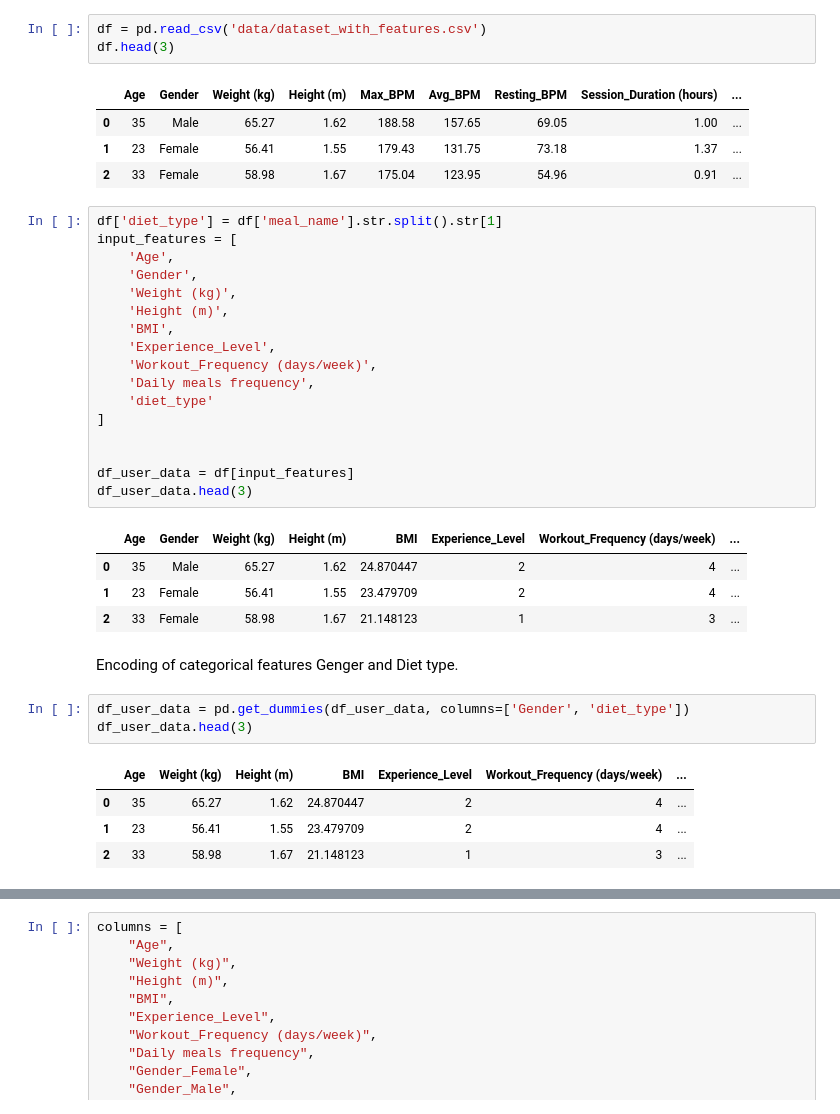
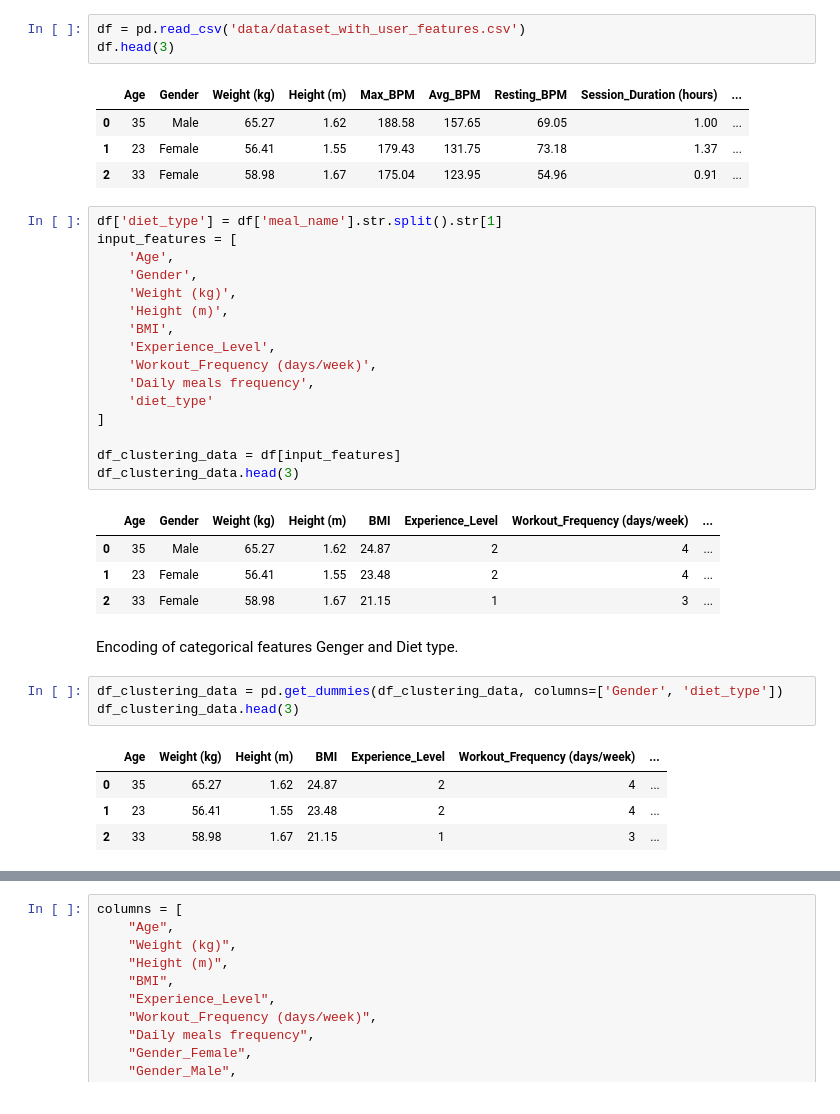
Before and after one commit to Aigerim05/Personalized-Workout-Nutrition-plans-generation-, a Jupyter notebook: 3_Clustering.ipynb, the cells around one changed output, grey strips where cells are left out. Drawn from its saved outputs; the diff is of its cells as text.

```diff
--- a/3_Clustering.ipynb
+++ b/3_Clustering.ipynb
@@ -26,7 +26,7 @@ plt.rcParams.update({
     "grid.linestyle": "--"
 })
 # %%
-df = pd.read_csv('data/dataset_with_features.csv')
+df = pd.read_csv('data/dataset_with_user_features.csv')
 df.head(3)
 # %% [output]
 |  | Age | Gender | Weight (kg) | Height (m) | Max_BPM | Avg_BPM | Resting_BPM | Session_Duration (hours) | ... |
@@ -36,35 +36,34 @@ df.head(3)
 # %%
 df['diet_type'] = df['meal_name'].str.split().str[1]
 input_features = [
     'Age',
     'Gender',
     'Weight (kg)',
     'Height (m)',
     'BMI',
     'Experience_Level',
     'Workout_Frequency (days/week)',
     'Daily meals frequency',
     'diet_type'
 ]
 
-
-df_user_data = df[input_features]
-df_user_data.head(3)
+df_clustering_data = df[input_features]
+df_clustering_data.head(3)
 # %% [output]
 |  | Age | Gender | Weight (kg) | Height (m) | BMI | Experience_Level | Workout_Frequency (days/week) | ... |
-| 0 | 35 | Male | 65.27 | 1.62 | 24.870447 | 2 | 4 | ... |
-| 1 | 23 | Female | 56.41 | 1.55 | 23.479709 | 2 | 4 | ... |
-| 2 | 33 | Female | 58.98 | 1.67 | 21.148123 | 1 | 3 | ... |
+| 0 | 35 | Male | 65.27 | 1.62 | 24.87 | 2 | 4 | ... |
+| 1 | 23 | Female | 56.41 | 1.55 | 23.48 | 2 | 4 | ... |
+| 2 | 33 | Female | 58.98 | 1.67 | 21.15 | 1 | 3 | ... |
 # %% [markdown]
 Encoding of categorical features Genger and Diet type.
 # %%
-df_user_data = pd.get_dummies(df_user_data, columns=['Gender', 'diet_type'])
-df_user_data.head(3)
+df_clustering_data = pd.get_dummies(df_clustering_data, columns=['Gender', 'diet_type'])
+df_clustering_data.head(3)
 # %% [output]
 |  | Age | Weight (kg) | Height (m) | BMI | Experience_Level | Workout_Frequency (days/week) | ... |
-| 0 | 35 | 65.27 | 1.62 | 24.870447 | 2 | 4 | ... |
-| 1 | 23 | 56.41 | 1.55 | 23.479709 | 2 | 4 | ... |
-| 2 | 33 | 58.98 | 1.67 | 21.148123 | 1 | 3 | ... |
+| 0 | 35 | 65.27 | 1.62 | 24.87 | 2 | 4 | ... |
+| 1 | 23 | 56.41 | 1.55 | 23.48 | 2 | 4 | ... |
+| 2 | 33 | 58.98 | 1.67 | 21.15 | 1 | 3 | ... |
 # %%
 numeric_cols = ['Age', 'Weight (kg)', 'Height (m)', 'BMI',
                 'Workout_Frequency (days/week)', 'Daily meals frequency']
```
Also changed, not shown: parts of 38 cells of this notebook, 16 other files.
